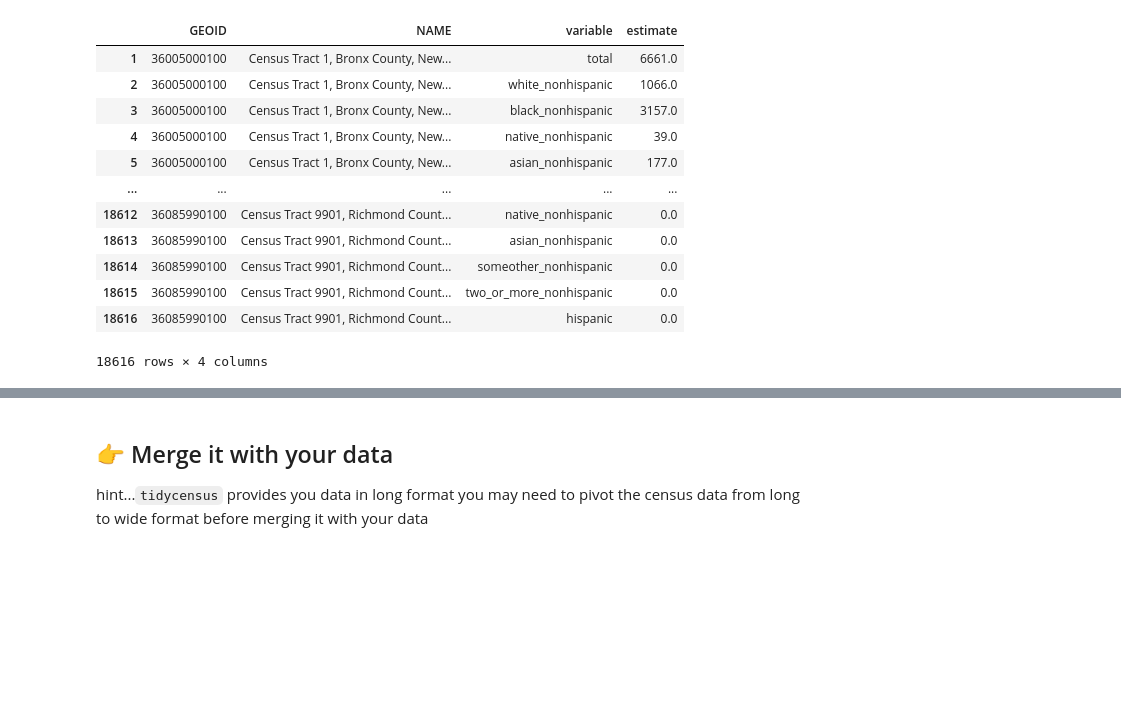
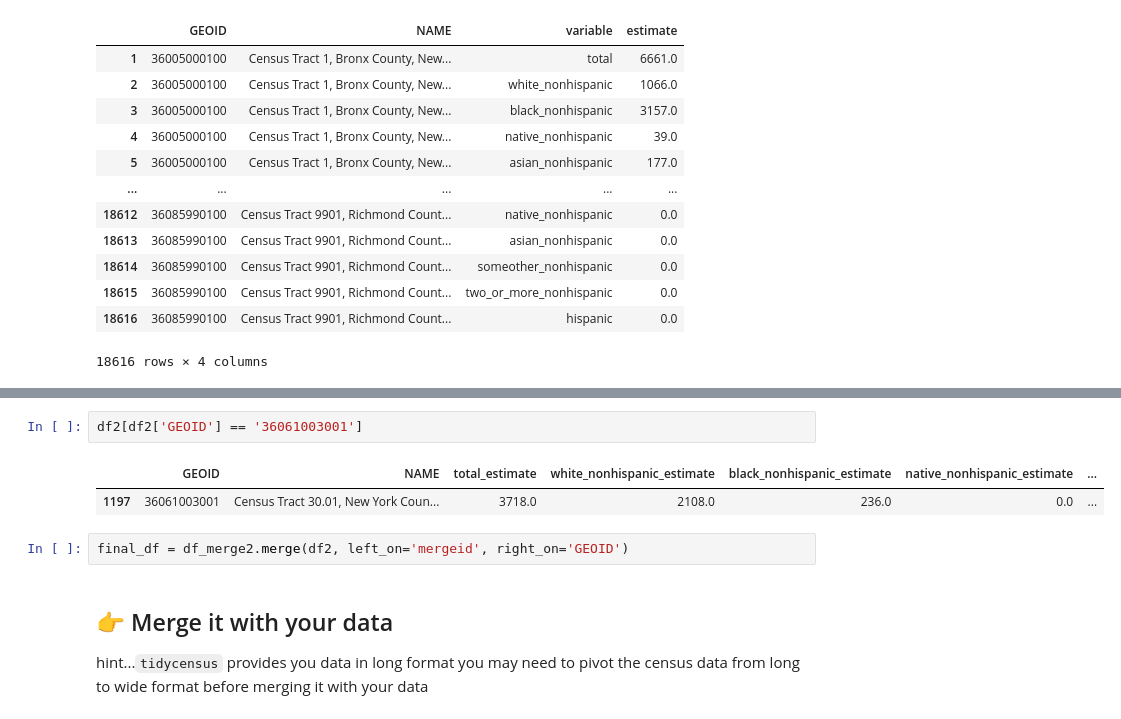
Before and after one commit to renatadaou/connect-to-census, a Jupyter notebook: merge-with-census.ipynb, the cells around one changed output, grey strips where cells are left out. Saved outputs shown, nothing was run; the diff lists cells and outputs as text; blank space fills up the shorter version.

```diff
--- a/merge-with-census.ipynb
+++ b/merge-with-census.ipynb
@@ -320,3 +333,10 @@ nyc_census_data
+# %%
+df2[df2['GEOID'] == '36061003001']
+# %% [output]
+|  | GEOID | NAME | total_estimate | white_nonhispanic_estimate | black_nonhispanic_estimate | native_nonhispanic_estimate | ... |
+| 1197 | 36061003001 | Census Tract 30.01, New York Coun... | 3718.0 | 2108.0 | 236.0 | 0.0 | ... |
+# %%
+final_df = df_merge2.merge(df2, left_on='mergeid', right_on='GEOID')
 # %% [markdown]
 ## 👉 Merge it with your data
 
```
Also changed, not shown: parts of 5 cells of this notebook.
